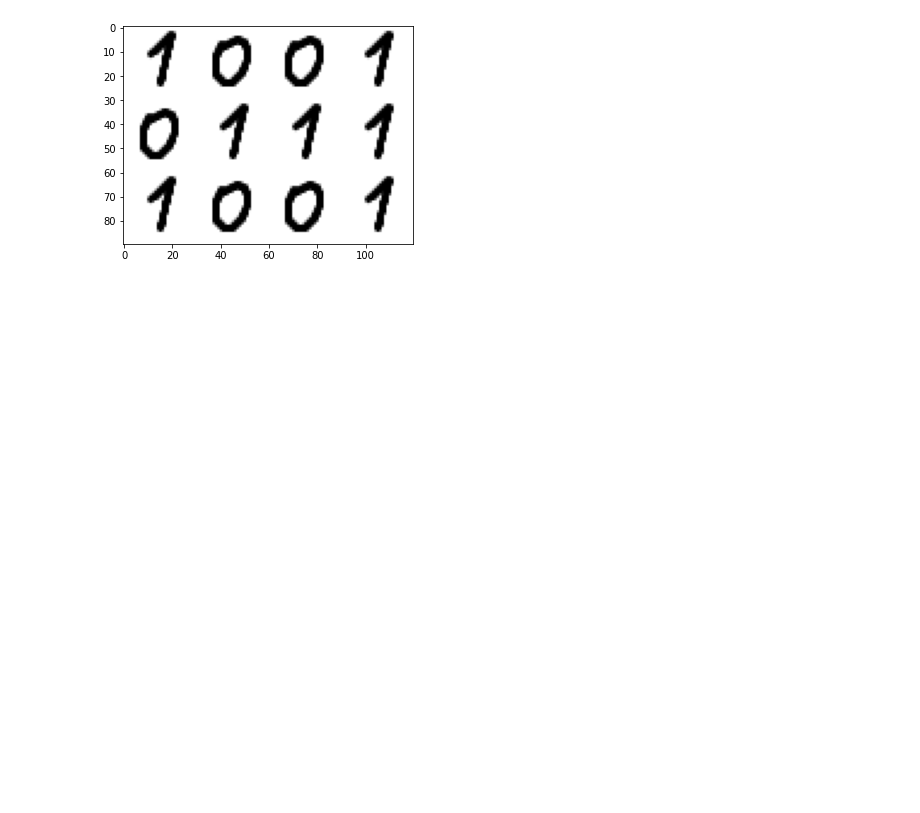
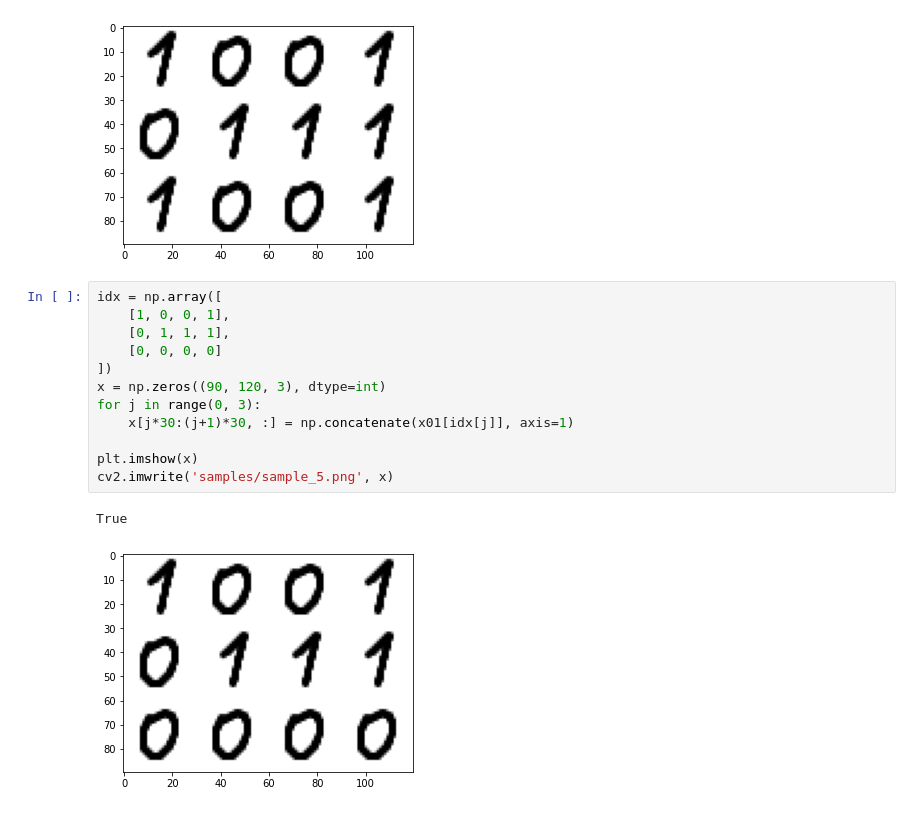
Before and after one commit to DarChuh/rokzlabs, a Jupyter notebook: lab5/samples.ipynb, the cells around one changed output. Saved outputs shown, nothing was run; the diff lists cells and outputs as text; blank space fills up the shorter version.

Commit message:
samples modify

```diff
--- a/lab5/samples.ipynb
+++ b/lab5/samples.ipynb
@@ -72,3 +72,18 @@ cv2.imwrite('samples/sample_4.png', x)
 # %% [output]
 True
 [figure]
+# %%
+idx = np.array([
+    [1, 0, 0, 1],
+    [0, 1, 1, 1],
+    [0, 0, 0, 0]
+])
+x = np.zeros((90, 120, 3), dtype=int)
+for j in range(0, 3):
+    x[j*30:(j+1)*30, :] = np.concatenate(x01[idx[j]], axis=1)
+
+plt.imshow(x)
+cv2.imwrite('samples/sample_5.png', x)
+# %% [output]
+True
+[figure, added]
```
